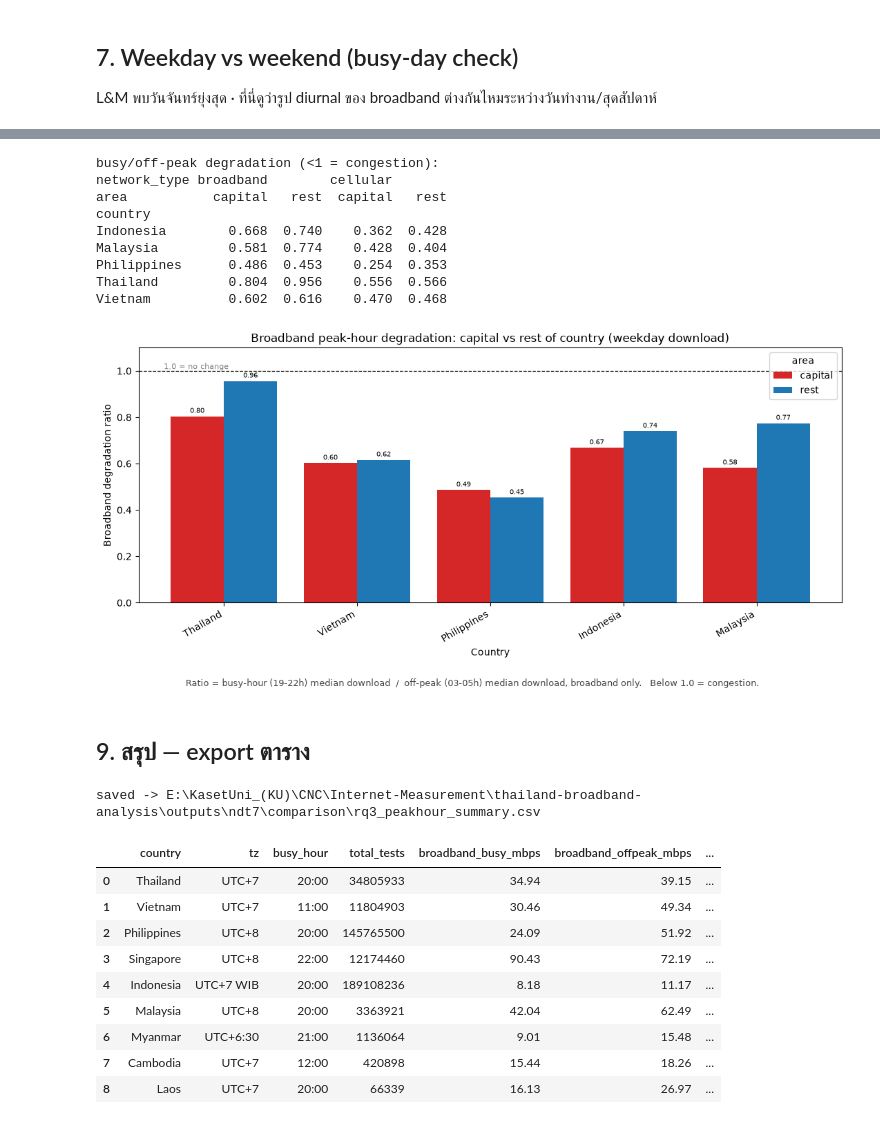
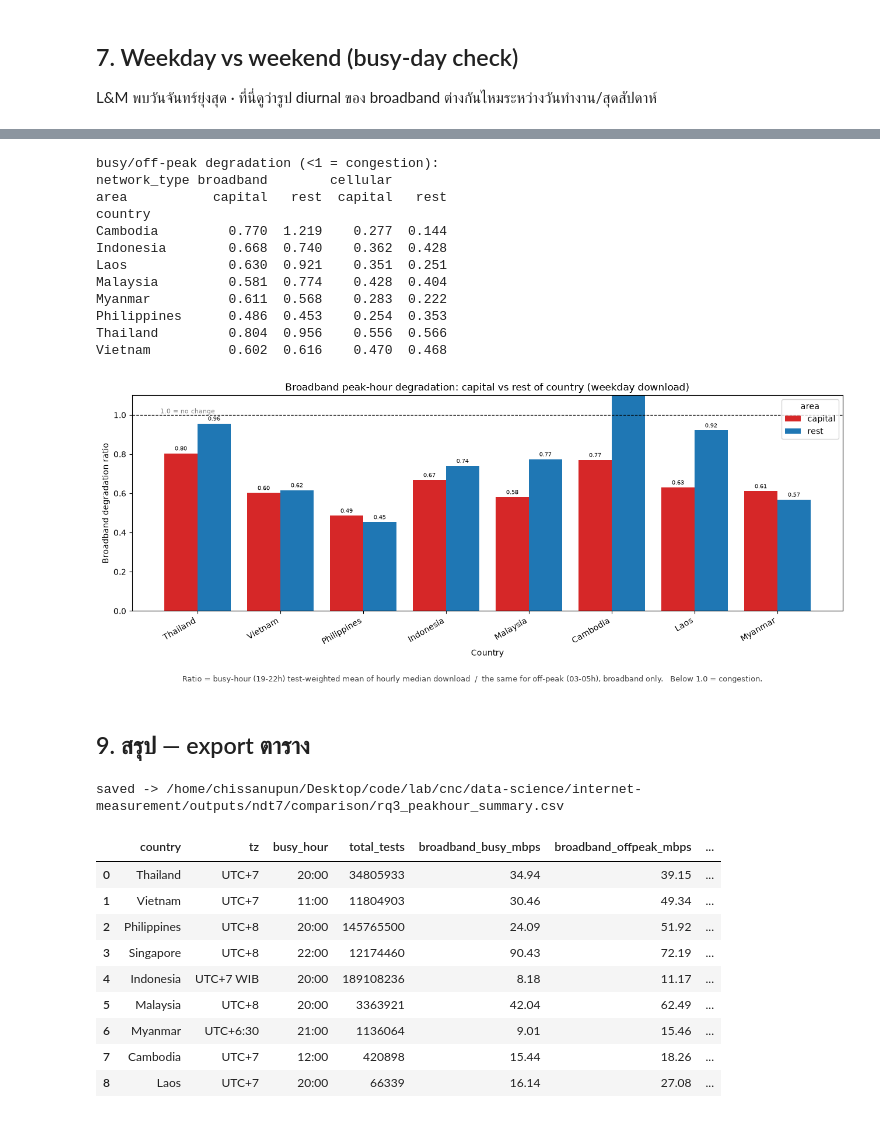
Before and after one commit to chissanupun/thailand-broadband-analysis, a Jupyter notebook: notebooks/comparison/rq3_peakhour.ipynb, the cells around one changed output, grey strips where cells are left out. Drawn from its saved outputs; the diff is of its cells as text; code cells hidden in the pictures.

```diff
--- a/notebooks/comparison/rq3_peakhour.ipynb
+++ b/notebooks/comparison/rq3_peakhour.ipynb
@@ -395,9 +401,11 @@ fig.tight_layout(); fig.savefig(OUT/'rq3_weekday_weekend.png', dpi=130); plt.sho
 # %%
-BIG5 = ['thailand','vietnam','philippines','indonesia','malaysia']
+CAP8 = ['thailand','vietnam','philippines','indonesia','malaysia',
+        'cambodia','laos','myanmar']
 CAP_NAME = {'thailand':'Bangkok','vietnam':'Hanoi','philippines':'NCR',
-            'indonesia':'Jakarta','malaysia':'Kuala Lumpur'}
+            'indonesia':'Jakarta','malaysia':'Kuala Lumpur',
+            'cambodia':'Phnom Penh','laos':'Vientiane','myanmar':'Yangon'}
 capframes=[]
-for c in BIG5:
+for c in CAP8:
     d=pd.read_csv(EXPORTS/f'ndt7_peakhour_capital_{c}.csv'); d['country']=c; capframes.append(d)
 capdf=pd.concat(capframes, ignore_index=True)
 
@@ -411,15 +419,15 @@ def cwmean(country, area, nt, hours, col='med_mbps', typ='download'):
     return np.average(p[col], weights=p['n_tests']) if len(p) else np.nan
 
 # diurnal broadband: capital vs rest
-fig,axes=plt.subplots(1,5,figsize=(18,3.9),sharex=True)
-for ax,c in zip(axes,BIG5):
+fig,axes=plt.subplots(2,4,figsize=(18,7.5),sharex=True)
+for ax,c in zip(axes.flat,CAP8):
     for area,color in [('capital','#d62728'),('rest','#1f77b4')]:
         p=cprof(c,area,'broadband')
         ax.plot(p.index,p['med_mbps'],color=color,label=area,lw=1.9)
     ax.axvspan(19,22,color='gray',alpha=.12)
     ax.set_title(f"{LAB[c]}  (capital={CAP_NAME[c]})",fontsize=9); ax.grid(alpha=.3)
     ax.set_xticks(range(0,24,6))
-axes[0].legend(fontsize=8, title='area')
+axes.flat[0].legend(fontsize=8, title='area')
 fig.suptitle('Broadband median DOWNLOAD by local hour: capital vs rest of country (weekday)'
              '  —  grey band = 19-22h busy window', fontsize=12)
 fig.supxlabel(HRS, fontsize=12)
@@ -430,41 +438,44 @@ fig.tight_layout(); fig.savefig(OUT/'rq3_capital_vs_rest.png', dpi=130); plt.sho
 # %%
 # degradation (fixed 19-22 vs 03-05) capital vs rest
 rows=[]
-for c in BIG5:
+for c in CAP8:
     for area in ['capital','rest']:
         for nt in ['broadband','cellular']:
             b=cwmean(c,area,nt,BUSY_W); o=cwmean(c,area,nt,OFF_W)
             rows.append(dict(country=LAB[c], area=area, network_type=nt,
                              busy_mbps=round(b,1), degr=round(b/o,3) if o else np.nan))
 cap=pd.DataFrame(rows)
 piv=cap.pivot_table(index='country', columns=['network_type','area'], values='degr')
 print('busy/off-peak degradation (<1 = congestion):'); print(piv.to_string())
 cap.to_csv(OUT/'rq3_capital_summary.csv', index=False)
 
 # bar: broadband degradation capital vs rest
 bb = cap[cap.network_type=='broadband']
-fig,ax=plt.subplots(figsize=(11,5))
+fig,ax=plt.subplots(figsize=(13,5))
 grouped_bar(ax, bb, 'degr', ['capital','rest'], 'area',
-            BIG5, [LAB[c] for c in BIG5], ['#d62728','#1f77b4'], rot=0)
+            CAP8, [LAB[c] for c in CAP8], ['#d62728','#1f77b4'], rot=0)
 ax.set_ylim(0, 1.1)
 ax.set_ylabel('Broadband degradation ratio')
 ax.legend(title='area')
 ax.set_title('Broadband peak-hour degradation: capital vs rest of country (weekday download)')
 fig.tight_layout()
 bar_caption(fig, 'Ratio = busy-hour (19-22h) test-weighted mean of hourly median download  /  the same for off-peak (03-05h), broadband only.'
                  '   Below 1.0 = congestion.')
 fig.savefig(OUT/'rq3_capital_degradation.png', dpi=130, bbox_inches='tight'); plt.show()
 # %% [output]
 busy/off-peak degradation (<1 = congestion):
 network_type broadband        cellular
 area           capital   rest  capital   rest
 country
+Cambodia         0.770  1.219    0.277  0.144
 Indonesia        0.668  0.740    0.362  0.428
+Laos             0.630  0.921    0.351  0.251
 Malaysia         0.581  0.774    0.428  0.404
+Myanmar          0.611  0.568    0.283  0.222
 Philippines      0.486  0.453    0.254  0.353
 Thailand         0.804  0.956    0.556  0.566
 Vietnam          0.602  0.616    0.470  0.468
-[figure, old version]
+[figure, new version]
 # %% [markdown]
 ## 9. สรุป — export ตาราง
 # %%
@@ -487,7 +498,7 @@ S.to_csv(OUT/'rq3_peakhour_summary.csv', index=False)
 print('saved ->', (OUT/'rq3_peakhour_summary.csv').resolve())
 S
 # %% [output]
-saved -> E:\KasetUni_(KU)\CNC\Internet-Measurement\thailand-broadband-analysis\outputs\ndt7\comparison\rq3_peakhour_summary.csv
+saved -> /home/chissanupun/Desktop/code/lab/cnc/data-science/internet-measurement/outputs/ndt7/comparison/rq3_peakhour_summary.csv
 |  | country | tz | busy_hour | total_tests | broadband_busy_mbps | broadband_offpeak_mbps | ... |
 | 0 | Thailand | UTC+7 | 20:00 | 34805933 | 34.94 | 39.15 | ... |
 | 1 | Vietnam | UTC+7 | 11:00 | 11804903 | 30.46 | 49.34 | ... |
@@ -495,6 +506,6 @@ saved -> E:\KasetUni_(KU)\CNC\Internet-Measurement\thailand-broadband-analysis\o
 | 3 | Singapore | UTC+8 | 22:00 | 12174460 | 90.43 | 72.19 | ... |
 | 4 | Indonesia | UTC+7 WIB | 20:00 | 189108236 | 8.18 | 11.17 | ... |
 | 5 | Malaysia | UTC+8 | 20:00 | 3363921 | 42.04 | 62.49 | ... |
-| 6 | Myanmar | UTC+6:30 | 21:00 | 1136064 | 9.01 | 15.48 | ... |
+| 6 | Myanmar | UTC+6:30 | 21:00 | 1136064 | 9.01 | 15.46 | ... |
 | 7 | Cambodia | UTC+7 | 12:00 | 420898 | 15.44 | 18.26 | ... |
-| 8 | Laos | UTC+7 | 20:00 | 66339 | 16.13 | 26.97 | ... |
+| 8 | Laos | UTC+7 | 20:00 | 66339 | 16.14 | 27.08 | ... |
```
Also changed, not shown: parts of 6 cells of this notebook, 29 other files.
